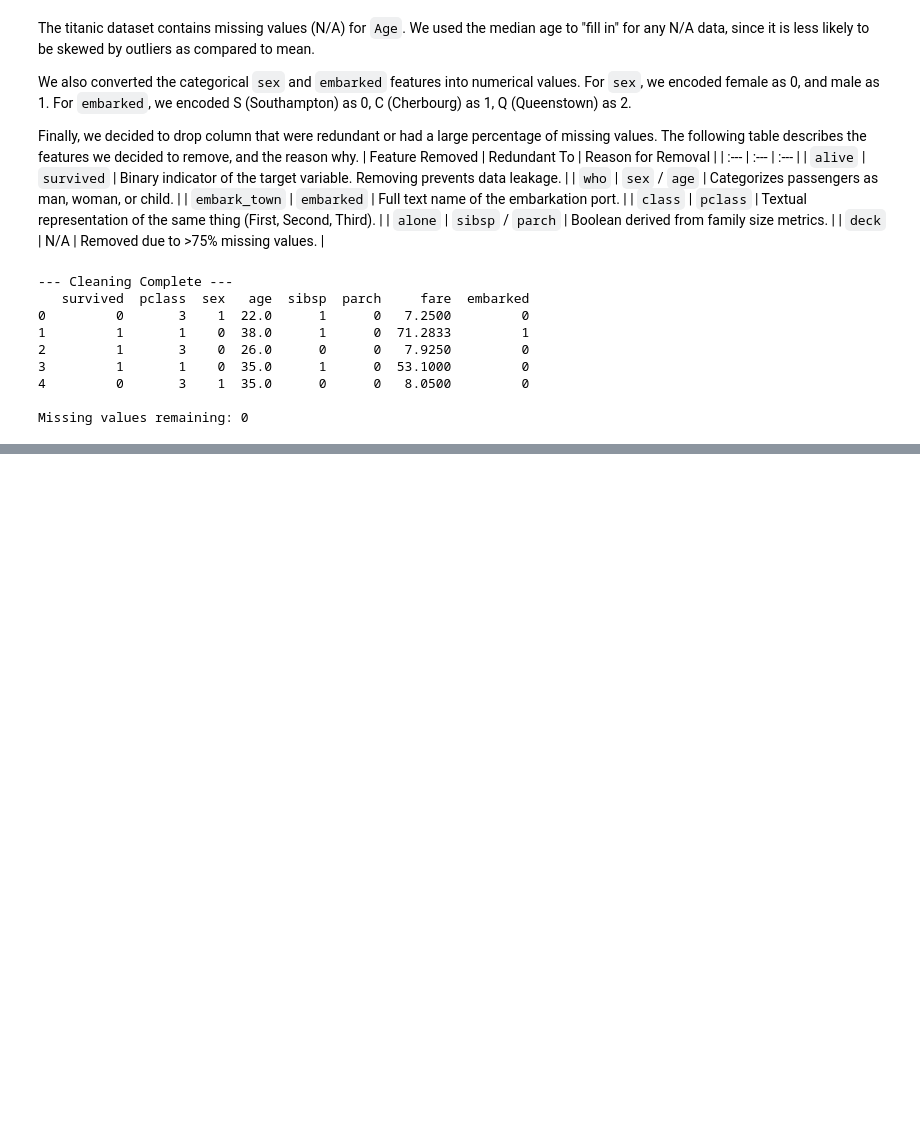
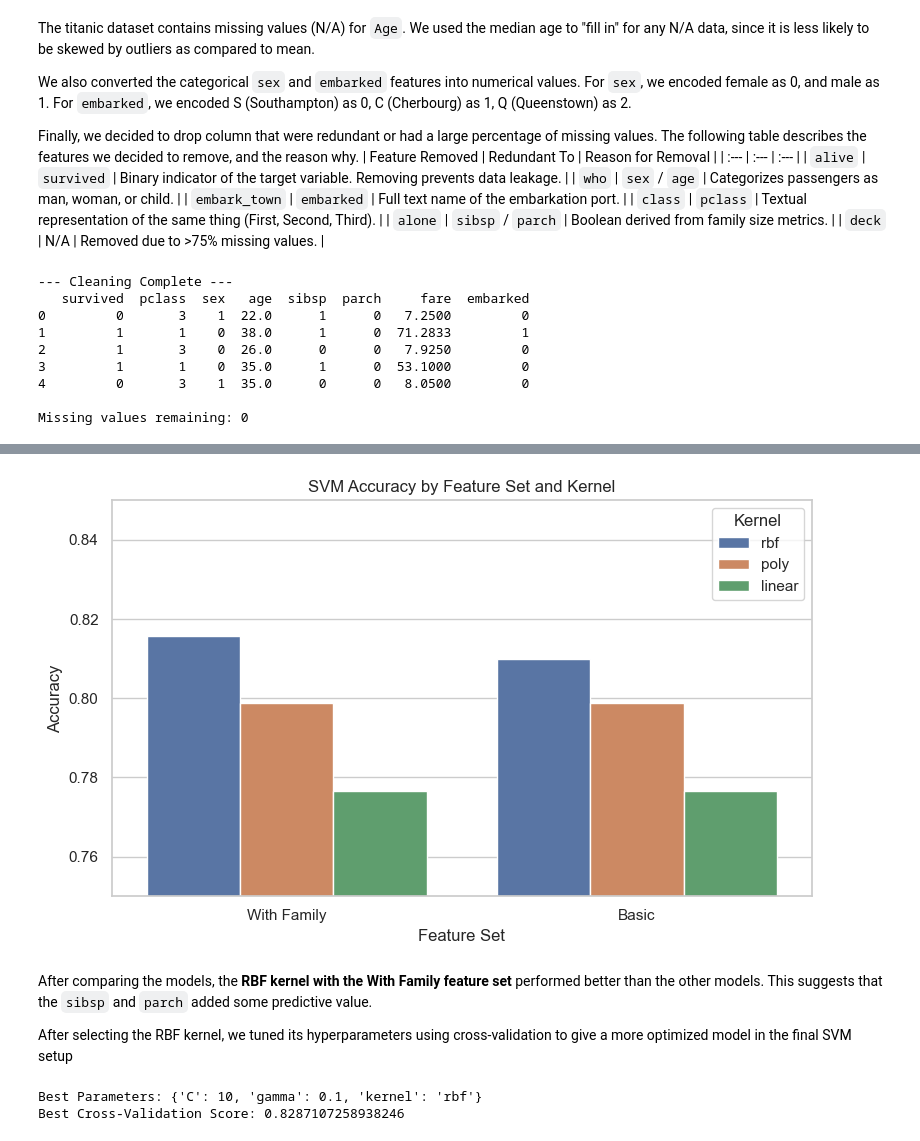
Before and after one commit to SamuelWang05/ml-final-project, a Jupyter notebook: ml-final-project.ipynb, the cells around one changed output, grey strips where cells are left out. Saved outputs shown, nothing was run; the diff lists cells and outputs as text; code cells hidden in the pictures; blank space fills up the shorter version.

Commit message:
Included SVM model

```diff
--- a/ml-final-project.ipynb
+++ b/ml-final-project.ipynb
@@ -123,0 +202,5 @@ Missing values remaining: 0
+# %%
+# Display the results in a table
+results_df = pd.DataFrame(results).sort_values(by='Accuracy', ascending=False)
+print("\n SVM Results")
+print(results_df)
@@ -123,0 +216,33 @@ Missing values remaining: 0
+# %%
+# A bar chat to visualize accuracy by feature set and kernel
+plt.figure(figsize=(8, 5))
+sns.barplot(data=results_df, x='Feature Set', y='Accuracy', hue='Kernel')
+plt.title('SVM Accuracy by Feature Set and Kernel')
+plt.ylim(0.75, 0.85)
+plt.ylabel('Accuracy')
+plt.xlabel('Feature Set')
+plt.tight_layout()
+plt.show()
+# %% [output]
+[figure, added]
+# %% [markdown]
+After comparing the models, the **RBF kernel with the With Family feature set** performed better than the other models. This suggests that the `sibsp` and `parch` added some predictive value.
+
+After selecting the RBF kernel, we tuned its hyperparameters using cross-validation to give a more optimized model in the final SVM setup
+# %%
+from sklearn.model_selection import GridSearchCV
+
+param_grid = {
+    'C': [0.1, 1, 10, 100],
+    'gamma': [0.001, 0.01, 0.1, 1],
+    'kernel': ['rbf']
+}
+
+grid_search = GridSearchCV(SVC(), param_grid, cv=5, scoring='accuracy', n_jobs=-1)
+grid_search.fit(X_train_scaled, y_train)
+
+print("Best Parameters:", grid_search.best_params_)
+print("Best Cross-Validation Score:", grid_search.best_score_)
+# %% [output]
+Best Parameters: {'C': 10, 'gamma': 0.1, 'kernel': 'rbf'}
+Best Cross-Validation Score: 0.8287107258938246
```
Also changed, not shown: parts of 4 cells of this notebook.
